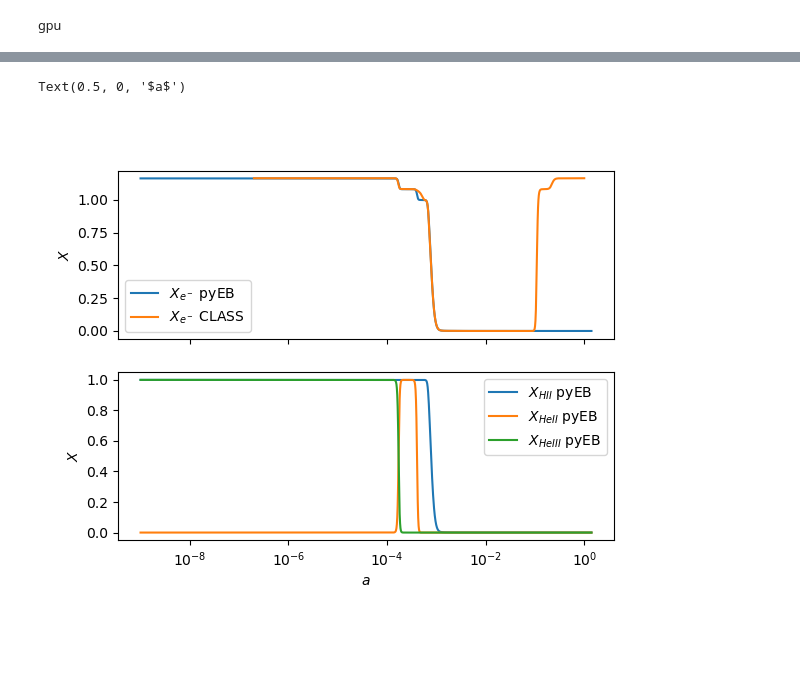
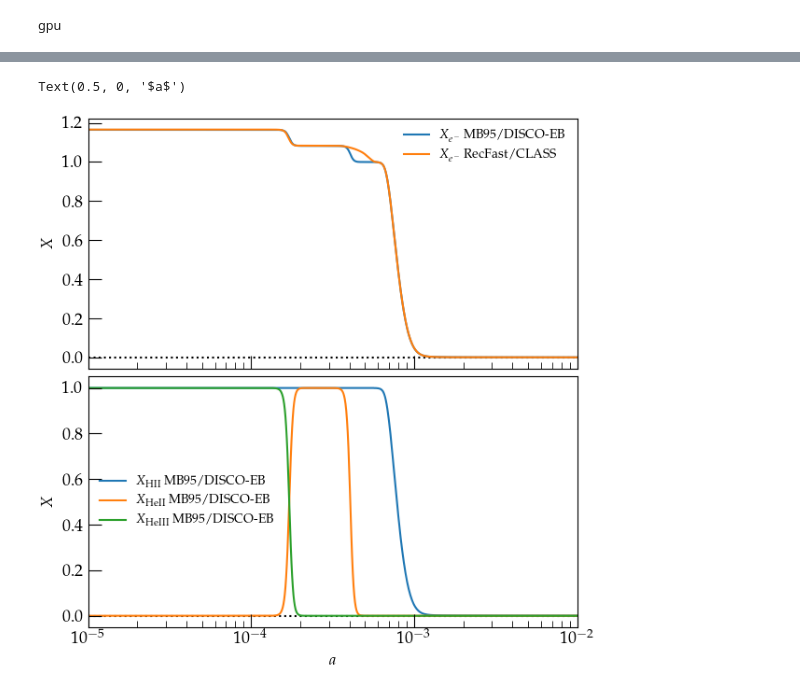
Before and after one commit to ohahn/DISCO-EB, a Jupyter notebook: nb_pylinger_class_comparison.ipynb, the cells around one changed output, grey strips where cells are left out. Drawn from its saved outputs; the diff is of its cells as text; code cells hidden in the pictures; blank space fills up the shorter version.

Commit message:
prettier plots

```diff
--- a/nb_pylinger_class_comparison.ipynb
+++ b/nb_pylinger_class_comparison.ipynb
@@ -101,17 +141,20 @@ def get_class_power( fieldname, zout ):
 # %%
 ## Compute Background evolution
 param = {}
-param['Omegam'] = Omegam
-param['Omegab'] = Omegab
-param['OmegaL'] = OmegaL
-param['Omegak'] = 0.0
-param['A_s'] = A_s
-param['n_s'] = n_s
-param['H0'] = 100*h
-param['Tcmb'] = Tcmb
-param['YHe'] = YHe
-param['Neff'] = Neff
-param['Nmnu'] = num_massive_neutrinos
-param['mnu'] = mnu
+param['Omegam']  = Omegam
+param['Omegab']  = Omegab
+param['OmegaDE'] = OmegaDE
+param['w_DE_0']  = w_DE_0
+param['w_DE_a']  = w_DE_a
+param['cs2_DE']  = cs2_DE
+param['Omegak']  = 0.0
+param['A_s']     = A_s
+param['n_s']     = n_s
+param['H0']      = 100*h
+param['Tcmb']    = Tcmb
+param['YHe']     = YHe
+param['Neff']    = Neff
+param['Nmnu']    = num_massive_neutrinos
+param['mnu']     = mnu
 
 param = evolve_background(param=param)
@@ -199,16 +277,20 @@ ax[1].legend()
 # %%
 # plot thermal evolution
-fg, ax = plt.subplots(2,sharex=True)
-ax[0].semilogx( param['th']['a'], param['th']['xe'], label='$X_{e^-}$ pyEB' )
-ax[0].semilogx( 1/(1+thermo['z']), thermo['x_e'], label='$X_{e^-}$ CLASS' )
-ax[1].semilogx( param['th']['a'], param['th']['xHII'], label='$X_{HII}$ pyEB' )
-ax[1].semilogx( param['th']['a'], param['th']['xHeII'], label='$X_{HeII}$ pyEB' )
-ax[1].semilogx( param['th']['a'], param['th']['xHeIII'], label='$X_{HeIII}$ pyEB' )
+fg, ax = plt.subplots(2,sharex=True, layout='constrained', figsize=(6,6))
 for a in ax:
-  a.legend()
+  a.axhline(0.0,c='k',ls=':')
+
+ax[0].semilogx( param['th']['a'], param['th']['xe'], label='$X_{e^-}$ MB95/DISCO-EB' )
+ax[0].semilogx( 1/(1+thermo['z']), thermo['x_e'], label='$X_{e^-}$ RecFast/CLASS' )
+ax[1].semilogx( param['th']['a'], param['th']['xHII'], label='$X_\\mathrm{HII}$ MB95/DISCO-EB' )
+ax[1].semilogx( param['th']['a'], param['th']['xHeII'], label='$X_\\mathrm{HeII}$ MB95/DISCO-EB' )
+ax[1].semilogx( param['th']['a'], param['th']['xHeIII'], label='$X_\\mathrm{HeIII}$ MB95/DISCO-EB' )
+for a in ax:
+  a.legend(frameon=False)
   a.set_ylabel('$X$')
+  a.set_xlim(1e-5,1e-2)
 
 ax[1].set_xlabel('$a$')
 # %% [output]
 Text(0.5, 0, '$a$')
-[figure, old version]
+[figure, new version]
```
Also changed, not shown: parts of 13 cells of this notebook, 1 other file.
